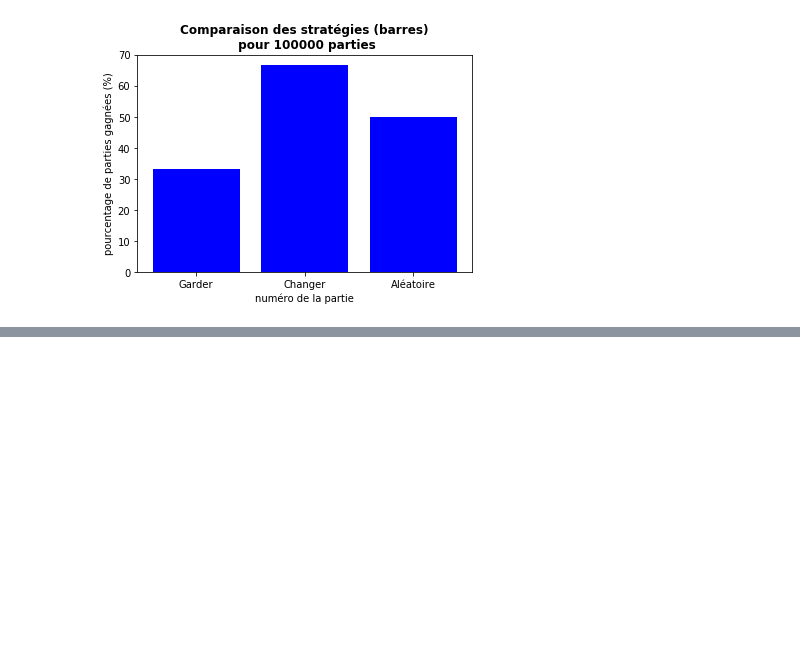
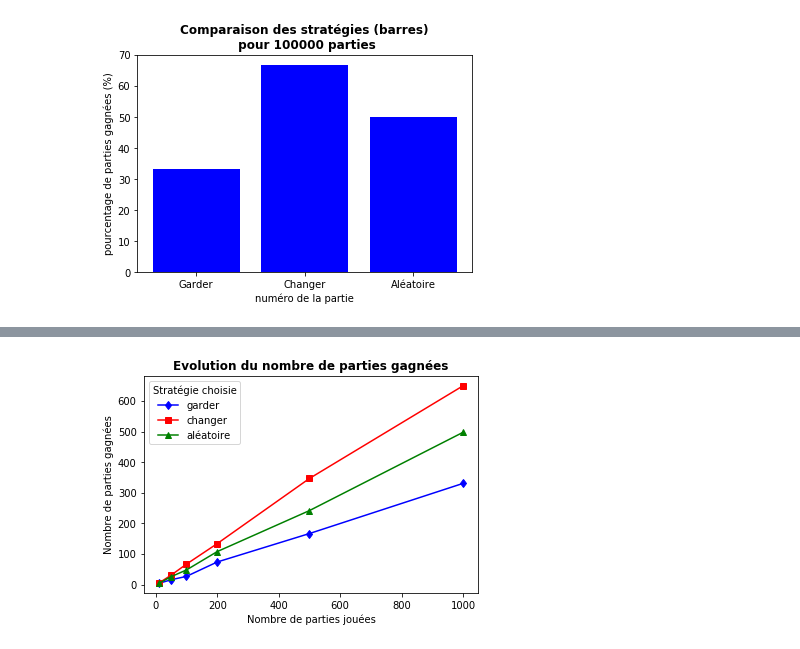
Before and after one commit to SmellyArmure/04-Jupyter, a Jupyter notebook: Exo-MontyHall.ipynb, the cells around one changed output, grey strips where cells are left out. Cells and saved outputs as stored; diff of their text form; code cells hidden in the pictures; blank space fills up the shorter version.

```diff
--- a/Exo-MontyHall.ipynb
+++ b/Exo-MontyHall.ipynb
@@ -62,11 +62,11 @@ plot = plt.bar([1,2,3],[np.mean(play(Strategie.idem, nbe))*100,\
 # %%
 ### trace le graphe des nbe de victoires en fonction du nombre d'essais pour les 3 stratégies
 
-ech=[10,50,100,200,500,1000] # tableau de différents nombres de parties
+ech = [10,50,100,200,500,1000] # tableau de différents nombres de parties
 
-p1 = plt.plot(ech, [np.sum(play(Strategie.idem, i)for i in ech], 'bd-')
-p2 = plt.plot(ech, [np.sum(play(Strategie.alter, i)for i in ech], 'r-s')
-p3 = plt.plot(ech, [np.sum(play(Strategie.alea, i)for i in ech], 'g^-')
+p1 = plt.plot(ech, [np.sum(play(Strategie.idem, i))for i in ech], 'bd-')
+p2 = plt.plot(ech, [np.sum(play(Strategie.alter, i))for i in ech], 'r-s')
+p3 = plt.plot(ech, [np.sum(play(Strategie.alea, i))for i in ech], 'g^-')
 plt.title("Evolution du nombre de parties gagnées",fontweight="bold")
 plt.xlabel("Nombre de parties jouées")
 plt.ylabel("Nombre de parties gagnées")
@@ -76,0 +76 @@ SyntaxError: invalid syntax (<ipython-input-8-88918734a89f>, line 4)
+[figure, added]
```
Also changed, not shown: parts of 1 cell of this notebook.
